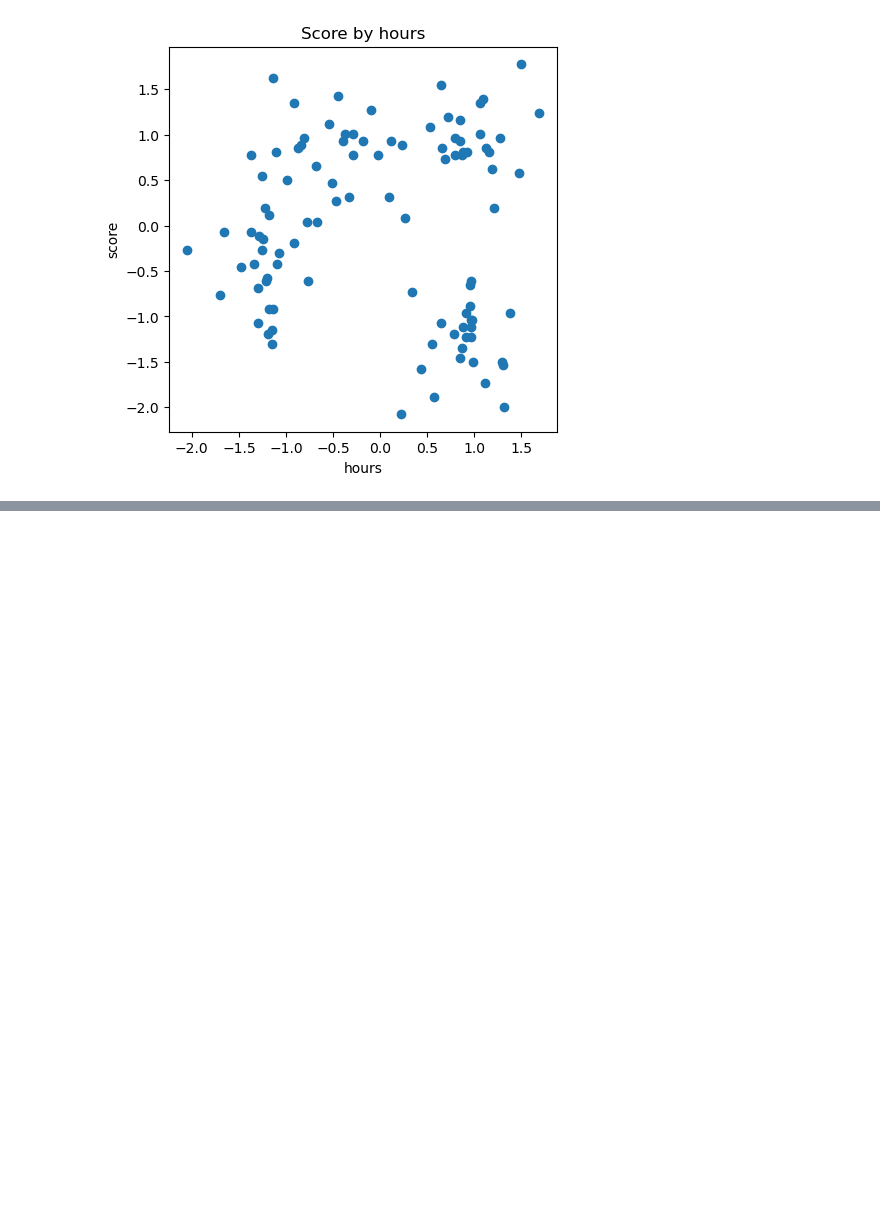
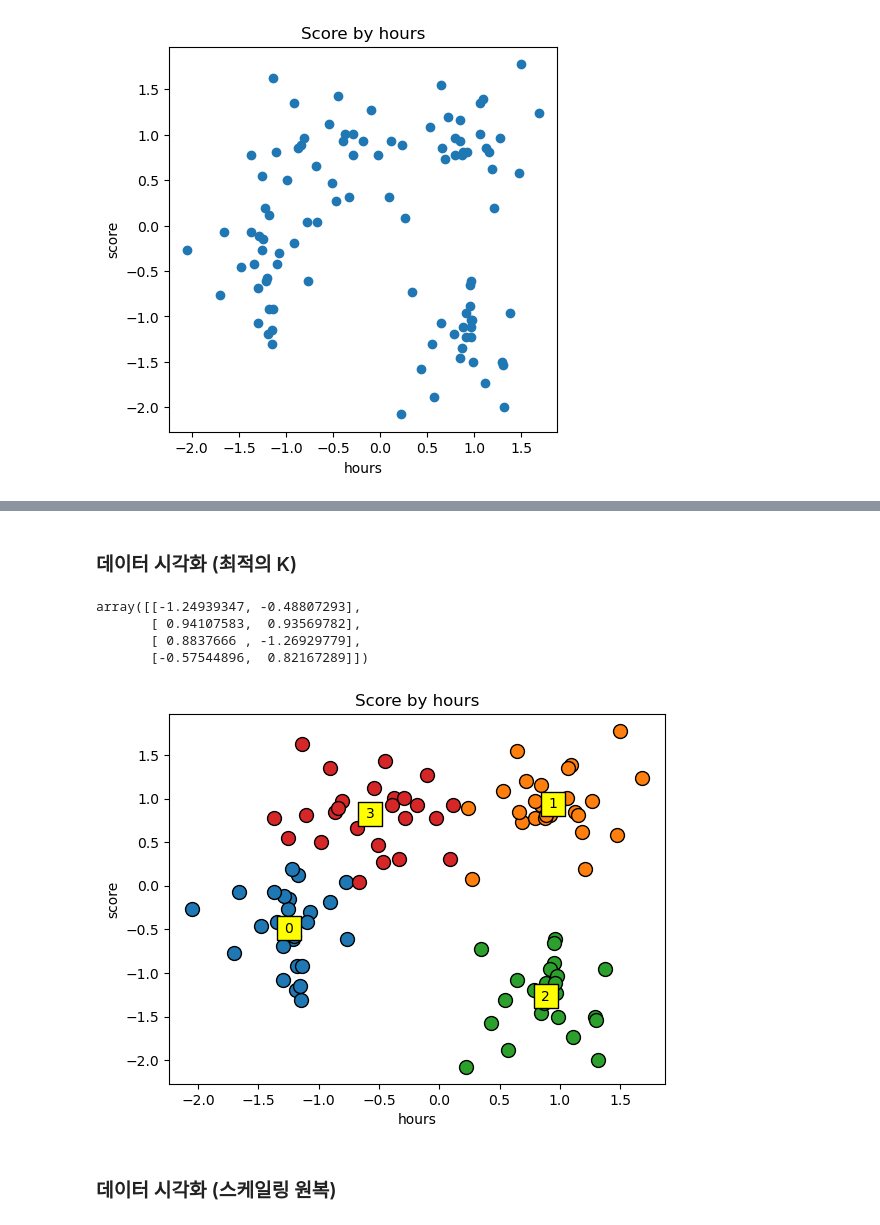
Before and after one commit to Ahram-Jeong/ml-basic, a Jupyter notebook: notebooks/05_KMeans.ipynb, the cells around one changed output, grey strips where cells are left out. Saved outputs shown, nothing was run; the diff lists cells and outputs as text; code cells hidden in the pictures; blank space fills up the shorter version.

```diff
--- a/notebooks/05_KMeans.ipynb
+++ b/notebooks/05_KMeans.ipynb
@@ -73,0 +111,24 @@ plt.show()
+# %% [markdown]
+### 데이터 시각화 (최적의 K)
+# %%
+centers = kmeans.cluster_centers_ # 클러스터의 중심점 (centroid 좌표)
+centers
+# %% [output]
+array([[-1.24939347, -0.48807293],
+       [ 0.94107583,  0.93569782],
+       [ 0.8837666 , -1.26929779],
+       [-0.57544896,  0.82167289]])
+# %%
+for cluster in range(K) :
+    plt.scatter(X[y_kmeans == cluster, 0], X[y_kmeans == cluster, 1], s = 100, edgecolors = "black") # 각 데이터
+    plt.scatter(centers[cluster, 0], centers[cluster, 1], s = 300, edgecolors = "black", color = "yellow", marker = "s") # cluster 중심점 네모
+    plt.text(centers[cluster, 0], centers[cluster, 1], cluster, va = "center", ha = "center") # cluster 텍스트 출력
+
+plt.title("Score by hours")
+plt.xlabel("hours")
+plt.ylabel("score")
+plt.show()
+# %% [output]
+[figure, added]
+# %% [markdown]
+### 데이터 시각화 (스케일링 원복)
```
Also changed, not shown: parts of 9 cells of this notebook.
